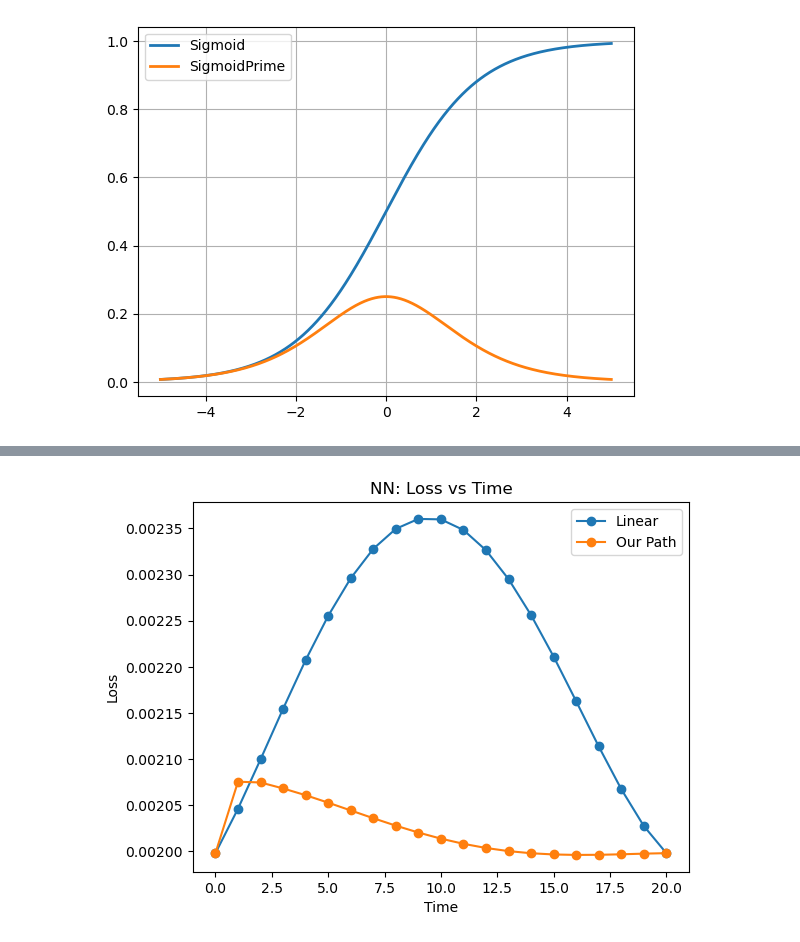
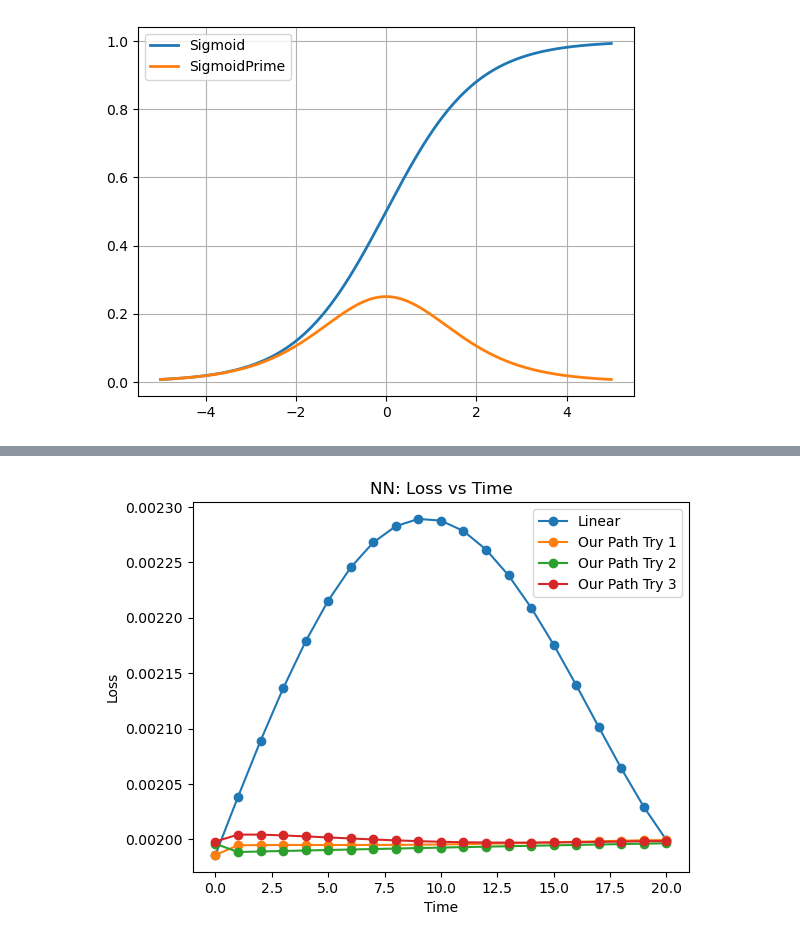
Before and after one commit to ranashreyas/Cogsci131_assg1, a Jupyter notebook: NeuralNetsSummer23.ipynb, the cells around one changed output, grey strips where cells are left out. Cells and saved outputs as stored; diff of their text form; code cells hidden in the pictures.

```diff
--- a/NeuralNetsSummer23.ipynb
+++ b/NeuralNetsSummer23.ipynb
@@ -230,7 +230,7 @@ iterations = 0
 
 cost = 100
 while cost > 0.002:
-    scalar = 1.0
+    scalar = 0.5
     dJdW1, dJdW2, dJdW3 = NN3.costFunctionPrime_relu(X, y)
     NN3.W1 = NN3.W1 - scalar * dJdW1
     NN3.W2 = NN3.W2 - scalar * dJdW2
@@ -281,11 +249,0 @@ theta1, theta2
-# %%
-time = np.arange(0,1.001,0.05)
-
-whatlist = []
-for i in time:
-    what1 = (1-i)*theta1[0] + i*theta2[0] ### w_hat_1 = (1-time)*NN1.W1 + time*NN2.W1
-    what2 = (1-i)*theta1[1] + i*theta2[1] ### w_hat_2 = (1-time)*NN1.W2 + time*NN2.W2
-    what = [what1, what2] ### [(1-time)*NN1.W1 + time*NN2.W1, (1-time)*NN1.W2 + time*NN2.W2]
-    whatlist.append(what)
-
-whatlist
@@ -360,0 +327,5 @@ for i in range(len(path)):
+# %%
+arr1, costs1 = path_costs_function()
+arr2, costs2 = path_costs_function()
+arr3, costs3 = path_costs_function()
+print("Ignore outputs")
@@ -361,9 +341,11 @@ for i in range(len(path)):
 # %%
-plt.plot(costs, marker='o', label='Linear')
-plt.plot(path_costs, marker='o', label='Our Path');
+plt.plot(costs1, marker='o', label='Linear')
+plt.plot(arr1, marker='o', label='Our Path Try 1');
+plt.plot(arr2, marker='o', label='Our Path Try 2');
+plt.plot(arr3, marker='o', label='Our Path Try 3');
 plt.legend()
 plt.title("NN: Loss vs Time")
 plt.xlabel("Time");
 plt.ylabel("Loss");
 # %% [output]
-[figure, old version]
+[figure, new version]
```
Also changed, not shown: parts of 20 cells of this notebook, 1 other file.
